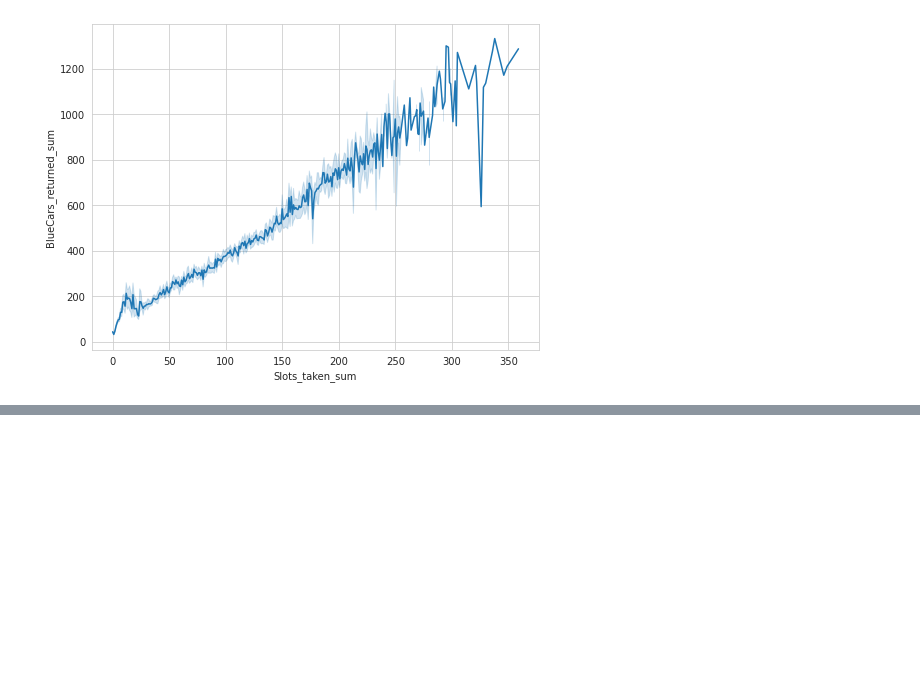
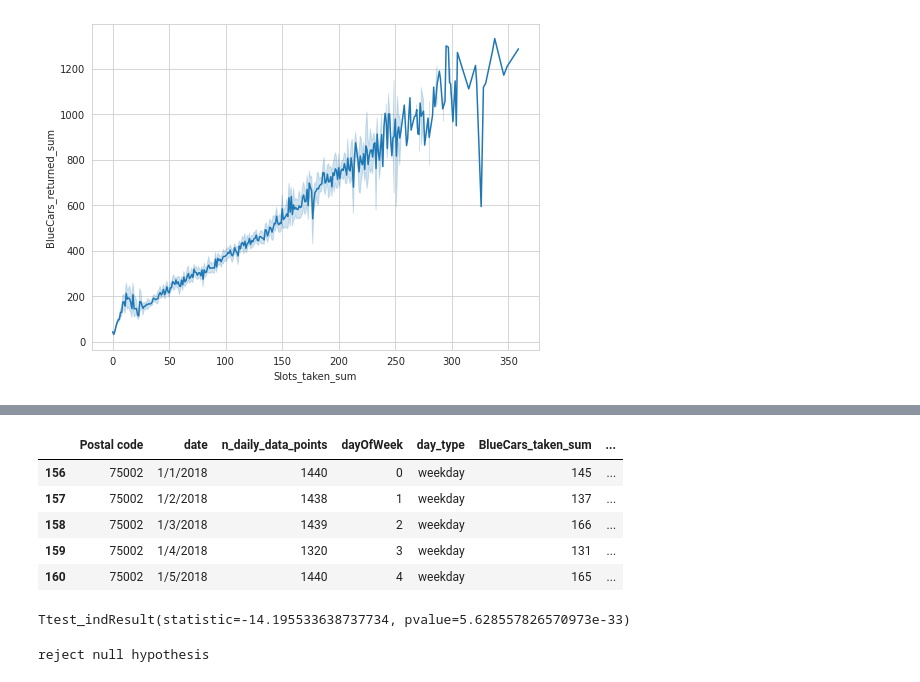
Before and after one commit to therealellam/CORE_WK4, a Jupyter notebook: CORE_IP_WK4.ipynb, the cells around one changed output, grey strips where cells are left out. Cells and saved outputs as stored; diff of their text form; code cells hidden in the pictures; blank space fills up the shorter version.

```diff
--- a/CORE_IP_WK4.ipynb
+++ b/CORE_IP_WK4.ipynb
@@ -219,0 +266,30 @@ plt.show()
+# %%
+subset_2 = df[(df['Postal code'] == 75002) & (df['day_type'] == 'weekday')]
+subset_2.head()
+# %% [output]
+|  | Postal code | date | n_daily_data_points | dayOfWeek | day_type | BlueCars_taken_sum | ... |
+| 156 | 75002 | 1/1/2018 | 1440 | 0 | weekday | 145 | ... |
+| 157 | 75002 | 1/2/2018 | 1438 | 1 | weekday | 137 | ... |
+| 158 | 75002 | 1/3/2018 | 1439 | 2 | weekday | 166 | ... |
+| 159 | 75002 | 1/4/2018 | 1320 | 3 | weekday | 131 | ... |
+| 160 | 75002 | 1/5/2018 | 1440 | 4 | weekday | 165 | ... |
+# %%
+# T-test for the two groups
+
+
+import scipy.stats as stats
+import math
+from statsmodels.stats import weightstats as stests
+
+stats.ttest_ind(a=subset_1['BlueCars_taken_sum'],b=subset_2['BlueCars_taken_sum'])
+# %% [output]
+Ttest_indResult(statistic=-14.195533638737734, pvalue=5.628557826570973e-33)
+# %%
+pvalue=5.628557826570973e-33
+
+if pvalue <0.05:
+    print("reject null hypothesis")
+else:
+    print("accept null hypothesis")
+# %% [output]
+reject null hypothesis
```
Also changed, not shown: parts of 7 cells of this notebook.
